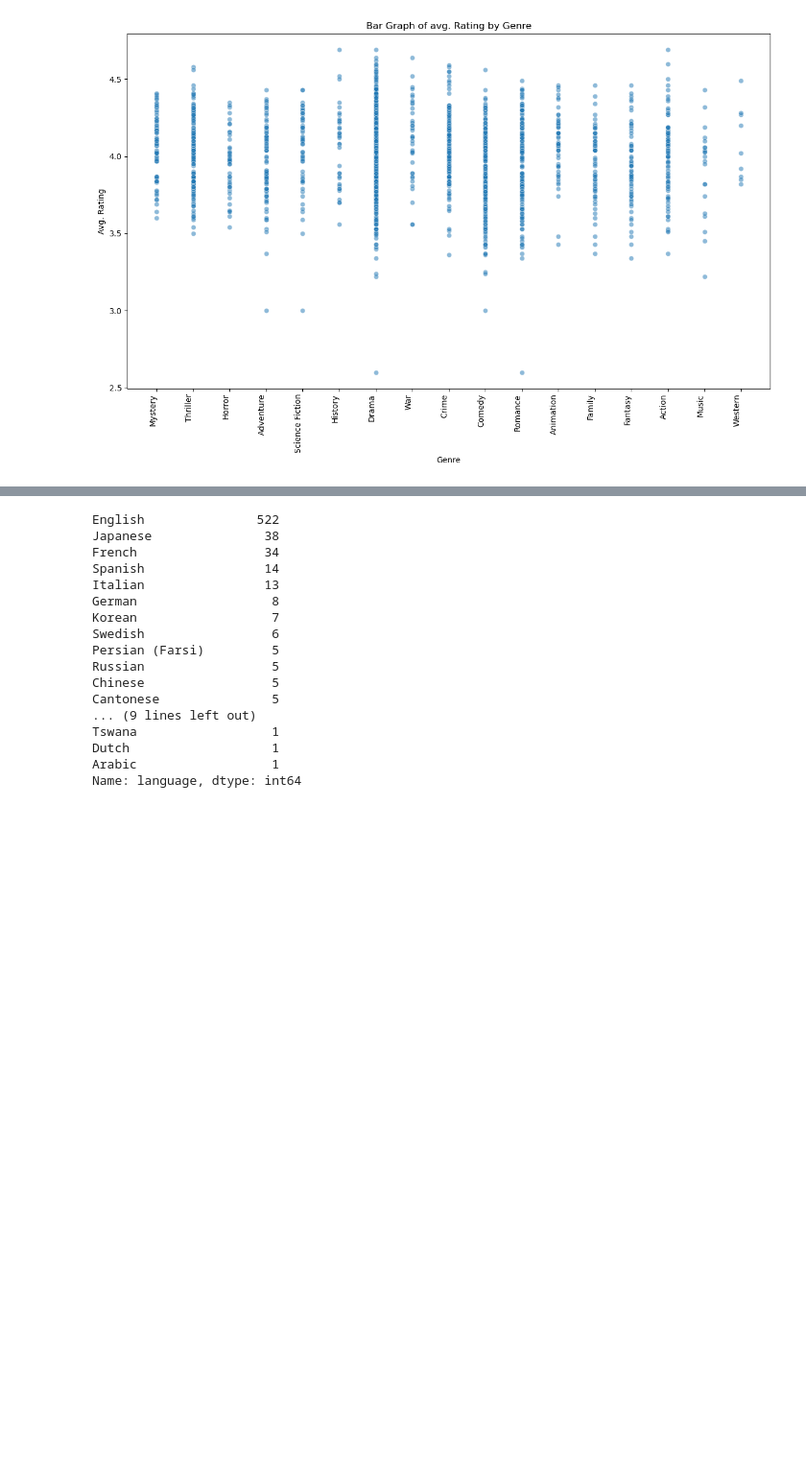
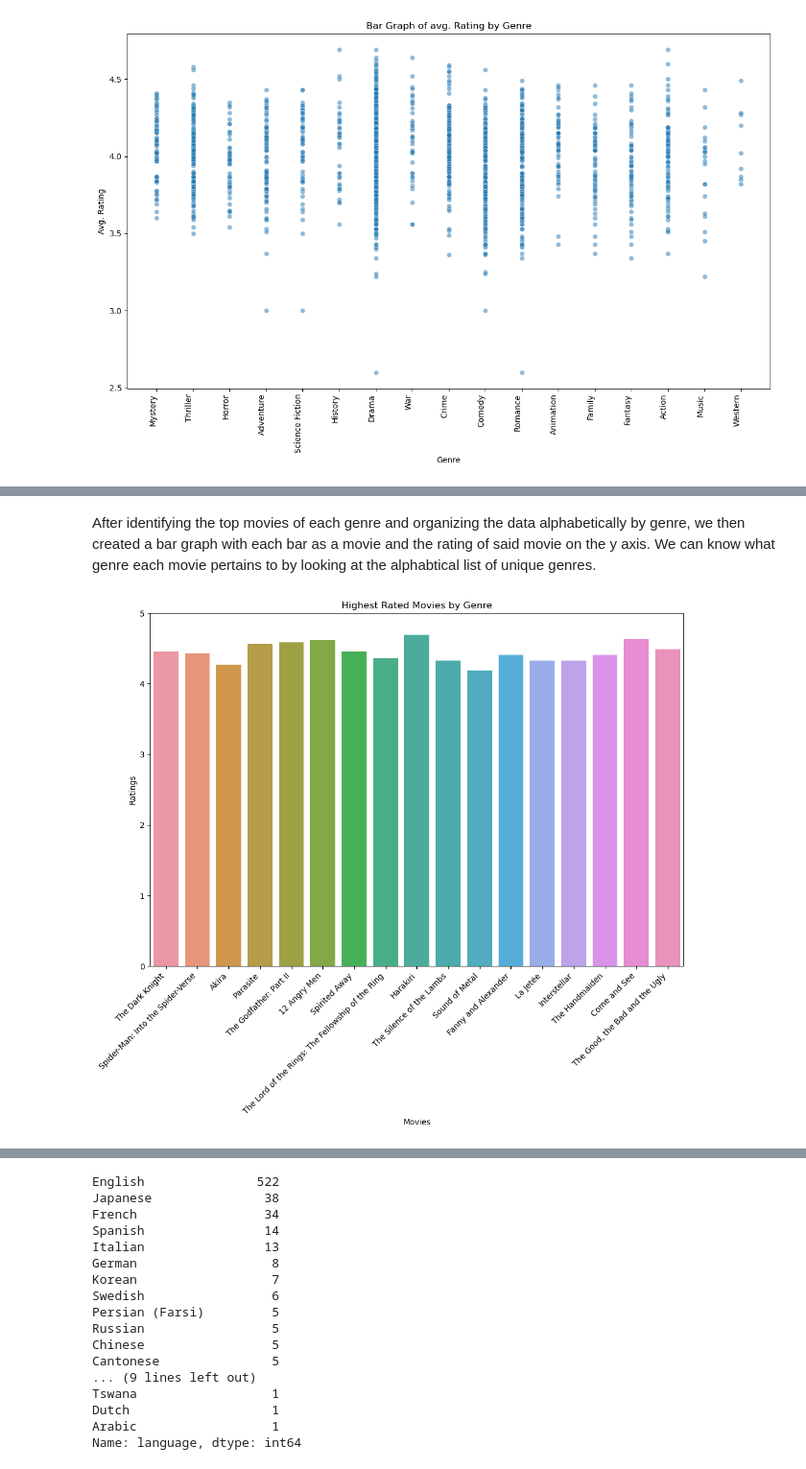
Before and after one commit to sreyakumar/letterboxd-rotten-tomatoes, a Jupyter notebook: letterboxd_&_rotten_tomatoes (4).ipynb, the cells around one changed output, grey strips where cells are left out. Shown: that part at 96% size. Cells and saved outputs as stored; diff of their text form; code cells hidden in the pictures; blank space fills up the shorter version.

```diff
--- a/letterboxd_&_rotten_tomatoes (4).ipynb
+++ b/letterboxd_&_rotten_tomatoes (4).ipynb
@@ -430,0 +577,6 @@ movies_df.plot.scatter(x= 'rating', y='likes')
+# %%
+highest_by_genre = pd.DataFrame(highest_by_genre)
+
+highest_by_genre = highest_by_genre.sort_values(by='genre')
+
+highest_by_genre.head(17)
@@ -430,0 +602,13 @@ movies_df.plot.scatter(x= 'rating', y='likes')
+# %% [markdown]
+After identifying the top movies of each genre and organizing the data alphabetically by genre, we then created a bar graph with each bar as a movie and the rating of said movie on the y axis. We can know what genre each movie pertains to by looking at the alphabtical list of unique genres.
+# %%
+plt.figure(figsize=(12, 8))
+sns.barplot(x='title', y='rating', data=highest_by_genre)
+plt.title('Highest Rated Movies by Genre')
+plt.xlabel('Movies')
+plt.ylabel('Ratings')
+plt.ylim(0, 5)
+plt.xticks(rotation= 45, ha='right')
+plt.show()
+# %% [output]
+[figure, added]
```
Also changed, not shown: parts of 76 cells of this notebook.
